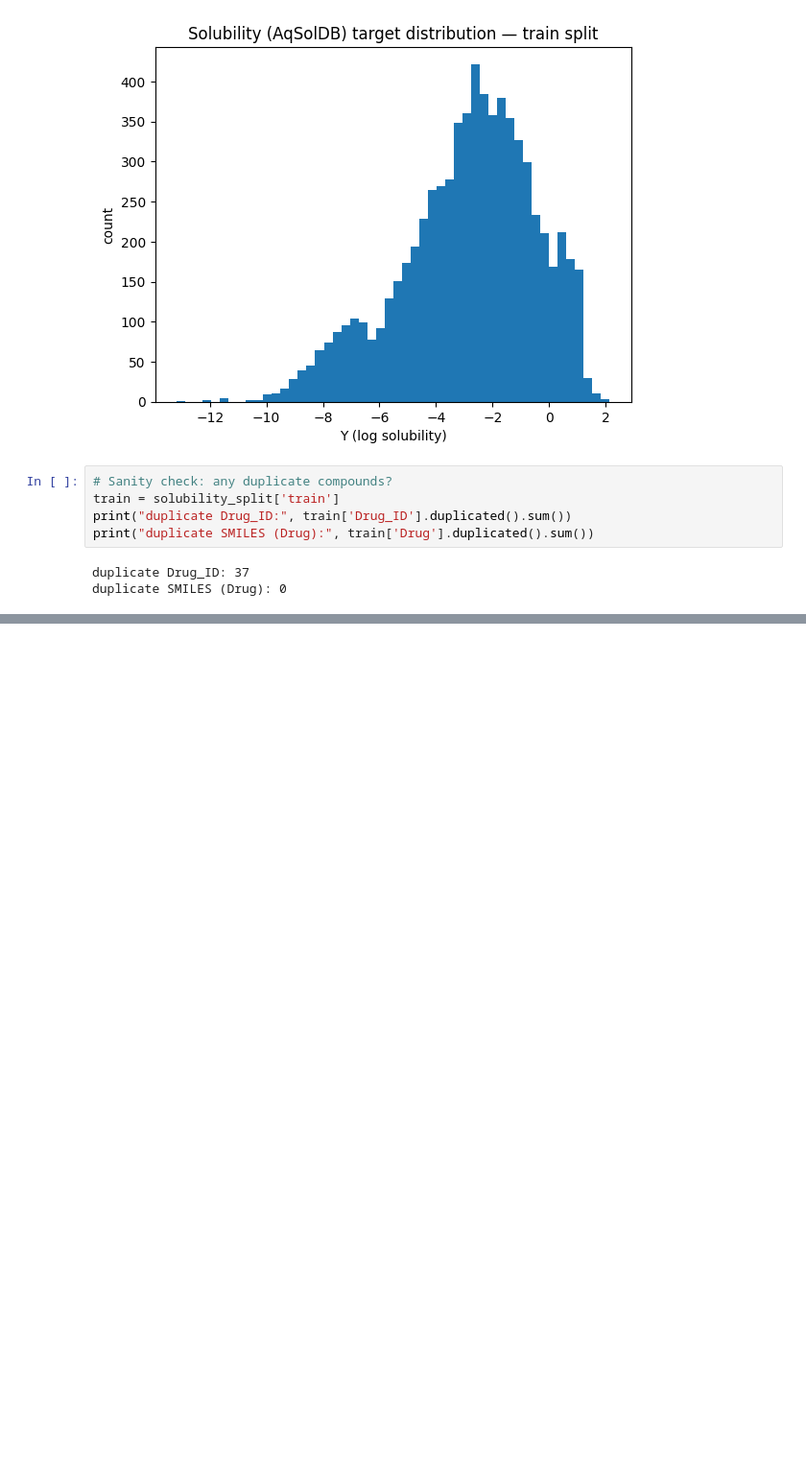
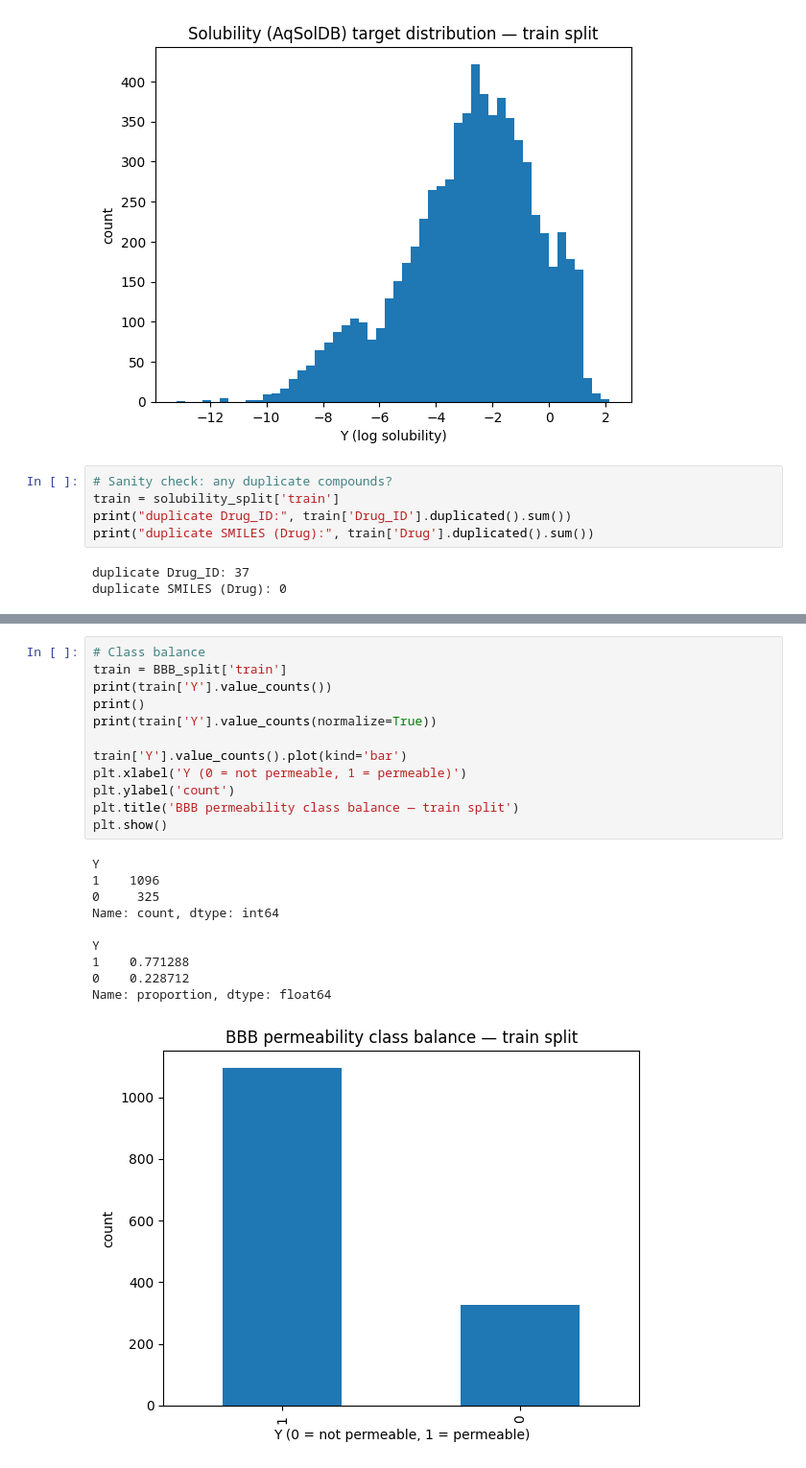
Before and after one commit to tuhinc5203/admet-property-prediction, a Jupyter notebook: Data_EDA.ipynb, the cells around one changed output, grey strips where cells are left out. Shown at 96% size. Cells and saved outputs as stored; diff of their text form; blank space fills up the shorter version.

```diff
--- a/Data_EDA.ipynb
+++ b/Data_EDA.ipynb
@@ -125,0 +176,23 @@ duplicate SMILES (Drug): 0
+# %%
+# Class balance
+train = BBB_split['train']
+print(train['Y'].value_counts())
+print()
+print(train['Y'].value_counts(normalize=True))
+
+train['Y'].value_counts().plot(kind='bar')
+plt.xlabel('Y (0 = not permeable, 1 = permeable)')
+plt.ylabel('count')
+plt.title('BBB permeability class balance — train split')
+plt.show()
+# %% [output]
+Y
+1    1096
+0     325
+Name: count, dtype: int64
+
+Y
+1    0.771288
+0    0.228712
+Name: proportion, dtype: float64
+[figure, added]
```
Also changed, not shown: parts of 11 cells of this notebook, 1 other file.
